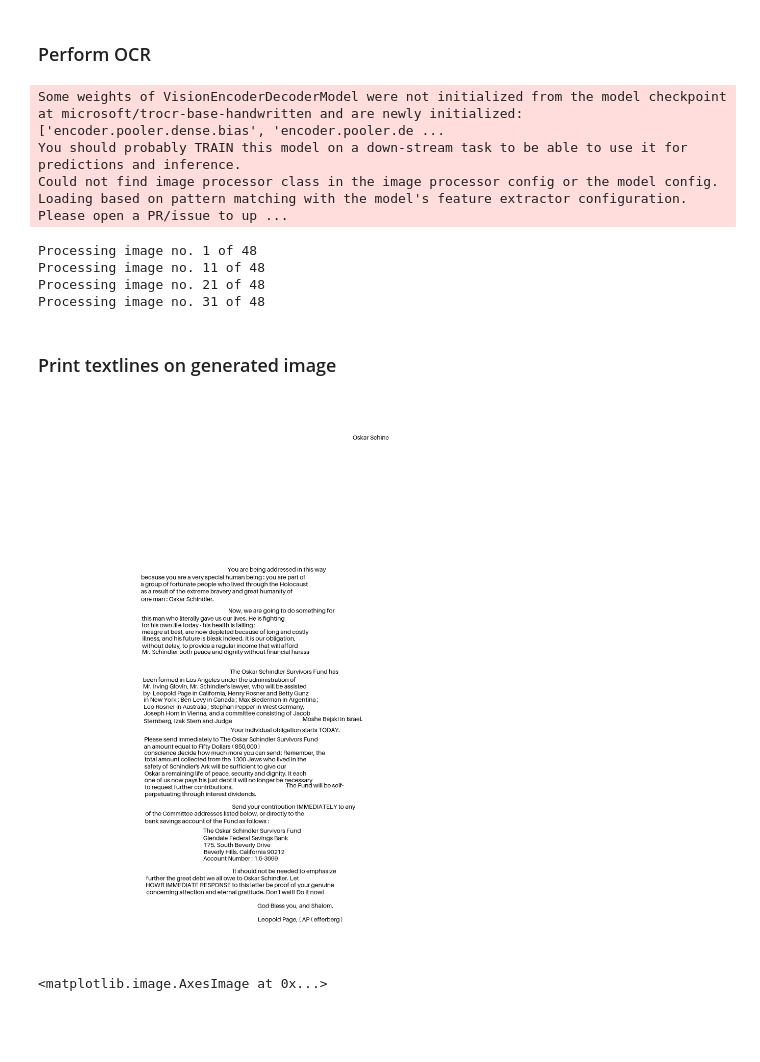
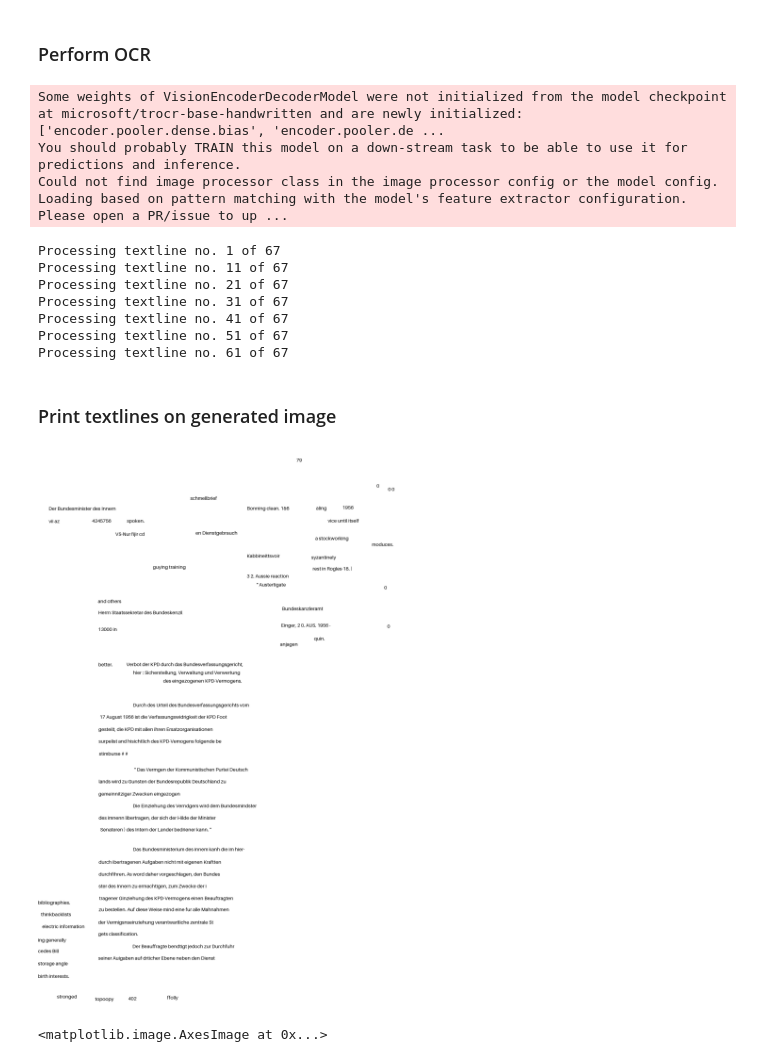
Before and after one commit to pluniak/ocrd, a Jupyter notebook: notebooks/pipeline.ipynb, the cells around one changed output. Cells and saved outputs as stored; diff of their text form; code cells hidden in the pictures; blank space fills up the shorter version.

Commit message:
segment filtering

```diff
--- a/notebooks/pipeline.ipynb
+++ b/notebooks/pipeline.ipynb
@@ -23,3 +19,11 @@ binarize_mode = 'fast' # 'detailed', 'fast', 'no'
+# %%
+# GENERAL ARGS - MODIFY!
+img_name = 'beschluss'
+img_path = '../test_data/' + img_name + '_image.jpg'
+binarize_mode = 'detailed' # 'detailed', 'fast', 'no'
+min_pixel_sum = 20 # for textline segments filtering
+median_bounds = (.5, 20) # for textline segments filtering
+font_size = 30 # for generated result image (-1 for dynamic font size)
 # %% [markdown]
 ### Inspect input image
 # %%
@@ -71 +75,5 @@ imageio.imwrite('../test_data/schindler_textlineSegments.png', textline_segments
+# %%
+path = '../test_data/' + img_name + '_textlineSegments.png'
+imageio.imwrite(path, textline_segments*255)
+textline_segments = imageio.imread(path)
 # %% [markdown]
@@ -73,5 +81,5 @@ imageio.imwrite('../test_data/schindler_textlineSegments.png', textline_segments
 # %%
 img_resized = return_scaled_image(img, 1, img.shape[1]) # textline_segments where predicted on rescaled image
-textline_images = extract_and_deskew_textlines(img_resized, textline_segments[...,0])
-len(textline_images['array'])
+
+textline_images, textline_segments_deleted = extract_filter_and_deskew_textlines(img_resized, textline_segments[...,0], min_pixel_sum, median_bounds)
 # %% [output]
@@ -84,7 +108,10 @@ textline_preds = perform_ocr_on_textlines(textline_images)
 Some weights of VisionEncoderDecoderModel were not initialized from the model checkpoint at microsoft/trocr-base-handwritten and are newly initialized: ['encoder.pooler.dense.bias', 'encoder.pooler.de ...
 You should probably TRAIN this model on a down-stream task to be able to use it for predictions and inference.
 Could not find image processor class in the image processor config or the model config. Loading based on pattern matching with the model's feature extractor configuration. Please open a PR/issue to up ...
-Processing image no. 1 of 48
-Processing image no. 11 of 48
-Processing image no. 21 of 48
-Processing image no. 31 of 48
+Processing textline no. 1 of 67
+Processing textline no. 11 of 67
+Processing textline no. 21 of 67
+Processing textline no. 31 of 67
+Processing textline no. 41 of 67
+Processing textline no. 51 of 67
+Processing textline no. 61 of 67
@@ -94,10 +118,16 @@ textline_preds = load_json_to_dict('../test_data/schindler_predsDetailed.json')
+# %%
+path = '../test_data/' + img_name + '_preds.json'
+write_dict_to_json(textline_preds, path)
+textline_preds = load_json_to_dict(path)
 # %% [markdown]
 ### Print textlines on generated image
 # %%
 img_gen = create_text_overlay_image(textline_images, textline_preds, (img_resized.shape[0], img_resized.shape[1]), font_size=30)
+path = '../test_data/' + img_name + '_imgGen.jpg'
+img_gen.save(path)
 img_gen
 # %% [output]
-[figure, old version]
+[figure, new version]
 # %%
 cropped_img = img[1000:1224,1000:1448]
 cropped_img = np.expand_dims(cropped_img, 0)
```
Also changed, not shown: parts of 13 cells of this notebook, 9 other files.
